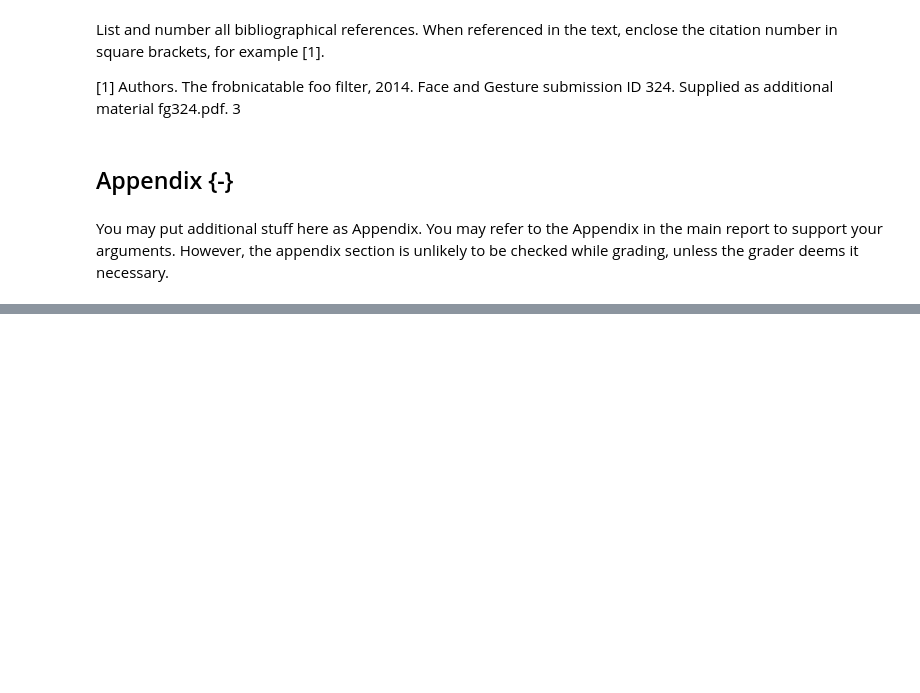
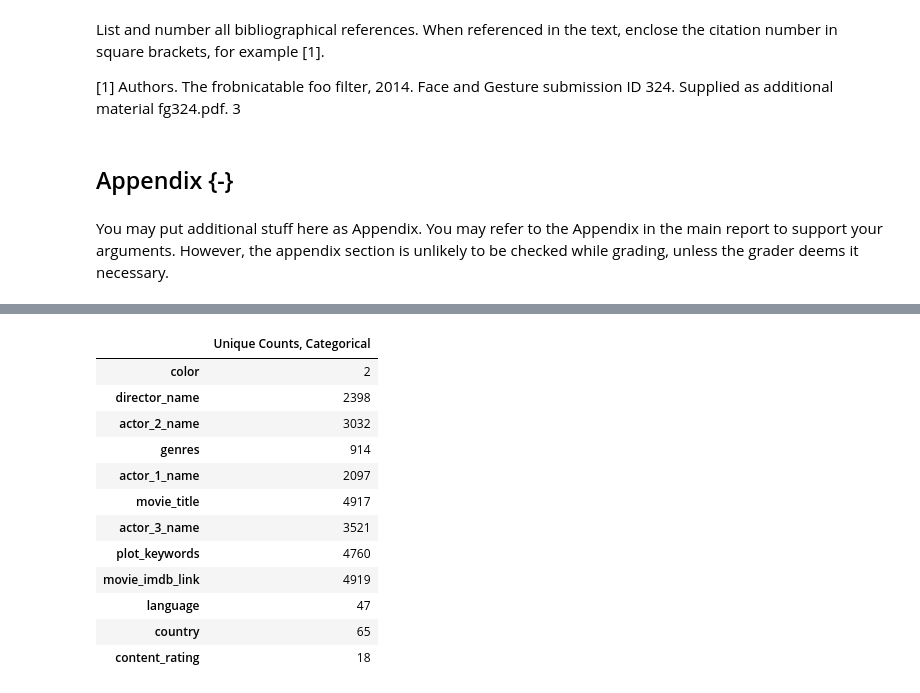
Before and after one commit to kennyeon/Too-Pullz-Project, a Jupyter notebook: Project Report Template.ipynb, the cells around one changed output, grey strips where cells are left out. Cells and saved outputs as stored; diff of their text form; code cells hidden in the pictures; blank space fills up the shorter version.

```diff
--- a/Project Report Template.ipynb
+++ b/Project Report Template.ipynb
@@ -194,0 +252,21 @@ You may put additional stuff here as Appendix. You may refer to the Appendix in
+# %%
+values = []
+for i in movies.columns[movies.dtypes == object]:
+    ser = len(movies[str(i)].value_counts())
+    values = values + [ser]
+
+pd.DataFrame(values, index = [movies.columns[movies.dtypes == object]], columns = ['Unique Counts, Categorical'])
+# %% [output]
+|  | Unique Counts, Categorical |
+| color | 2 |
+| director_name | 2398 |
+| actor_2_name | 3032 |
+| genres | 914 |
+| actor_1_name | 2097 |
+| movie_title | 4917 |
+| actor_3_name | 3521 |
+| plot_keywords | 4760 |
+| movie_imdb_link | 4919 |
+| language | 47 |
+| country | 65 |
+| content_rating | 18 |
```
Also changed, not shown: parts of 6 cells of this notebook.
